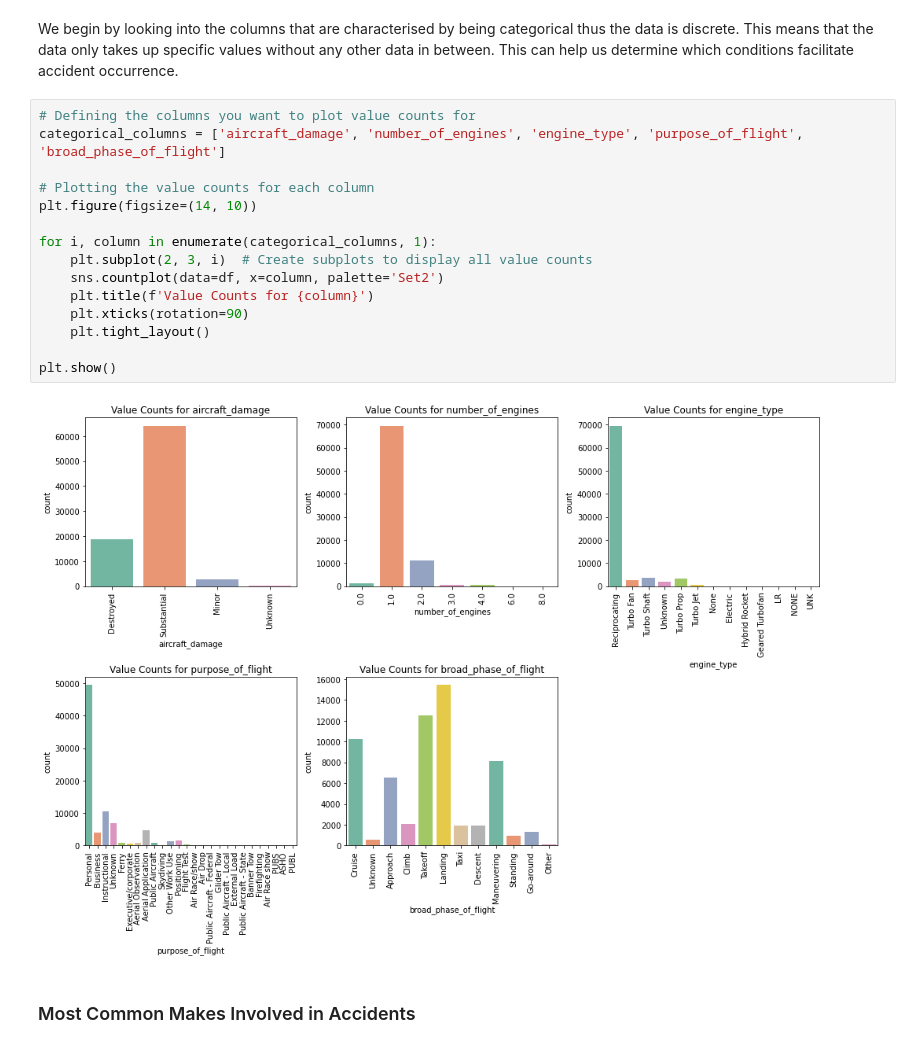
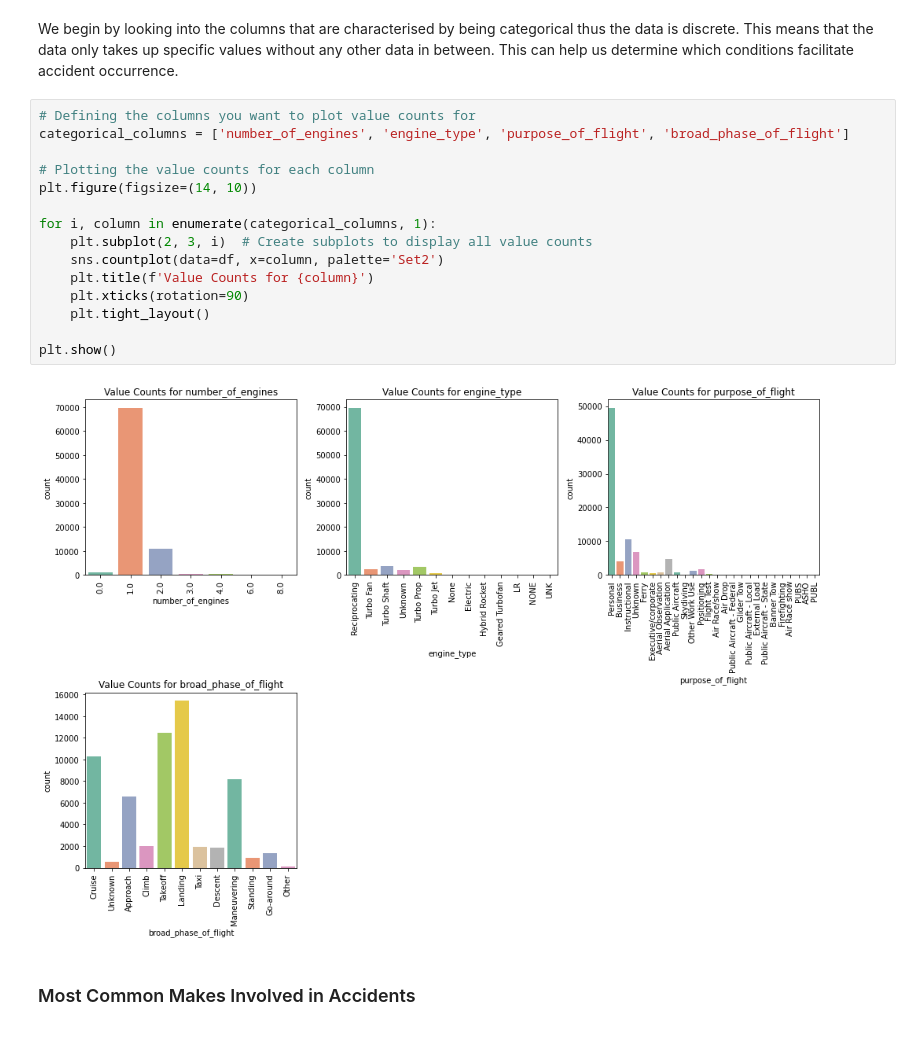
Before and after one commit to CWanderi/Clement_Project_Phase_1, a Jupyter notebook: aviation_company_risk_analysis.ipynb, the cells around one changed output. Saved outputs shown, nothing was run; the diff lists cells and outputs as text.

```diff
--- a/aviation_company_risk_analysis.ipynb
+++ b/aviation_company_risk_analysis.ipynb
@@ -283,21 +283,21 @@ df_filtered.to_csv('./data/cleaned_aviation_data_df.csv')
 We begin by looking into the columns that are characterised by being categorical thus the data is discrete. This means that the data only takes up specific values without any other data in between. This can help us determine which conditions facilitate accident occurrence.
 # %%
 # Defining the columns you want to plot value counts for
-categorical_columns = ['aircraft_damage', 'number_of_engines', 'engine_type', 'purpose_of_flight', 'broad_phase_of_flight']
+categorical_columns = ['number_of_engines', 'engine_type', 'purpose_of_flight', 'broad_phase_of_flight']
 
 # Plotting the value counts for each column
 plt.figure(figsize=(14, 10))
 
 for i, column in enumerate(categorical_columns, 1):
     plt.subplot(2, 3, i)  # Create subplots to display all value counts
     sns.countplot(data=df, x=column, palette='Set2')
     plt.title(f'Value Counts for {column}')
     plt.xticks(rotation=90)
     plt.tight_layout()
 
 plt.show()
 # %% [output]
-[figure, old version]
+[figure, new version]
 # %% [markdown]
 ### Most Common Makes Involved in Accidents
 # %% [markdown]
```
Also changed, not shown: parts of 4 cells of this notebook.
